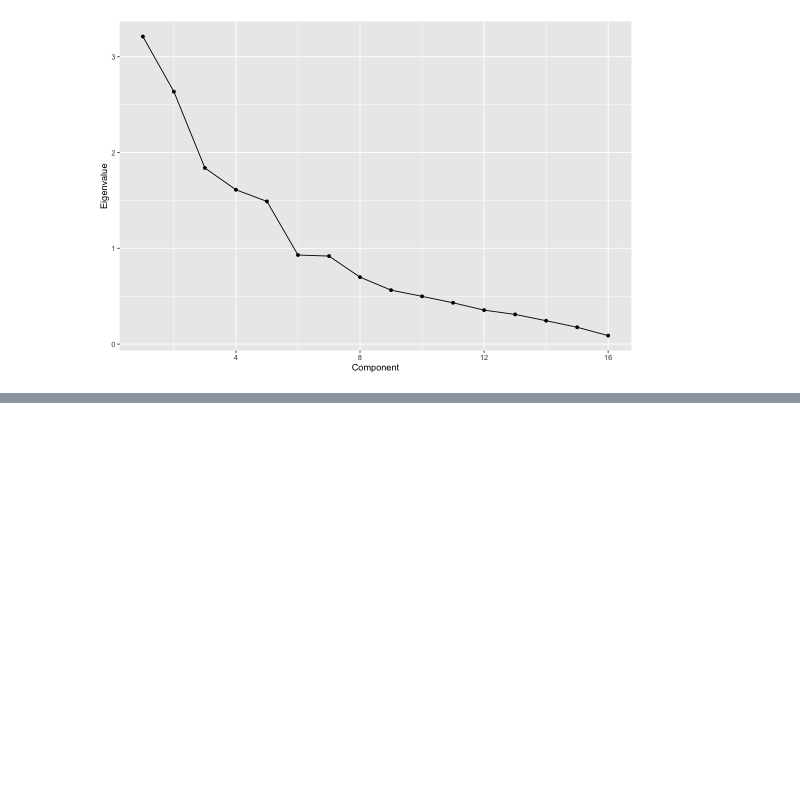
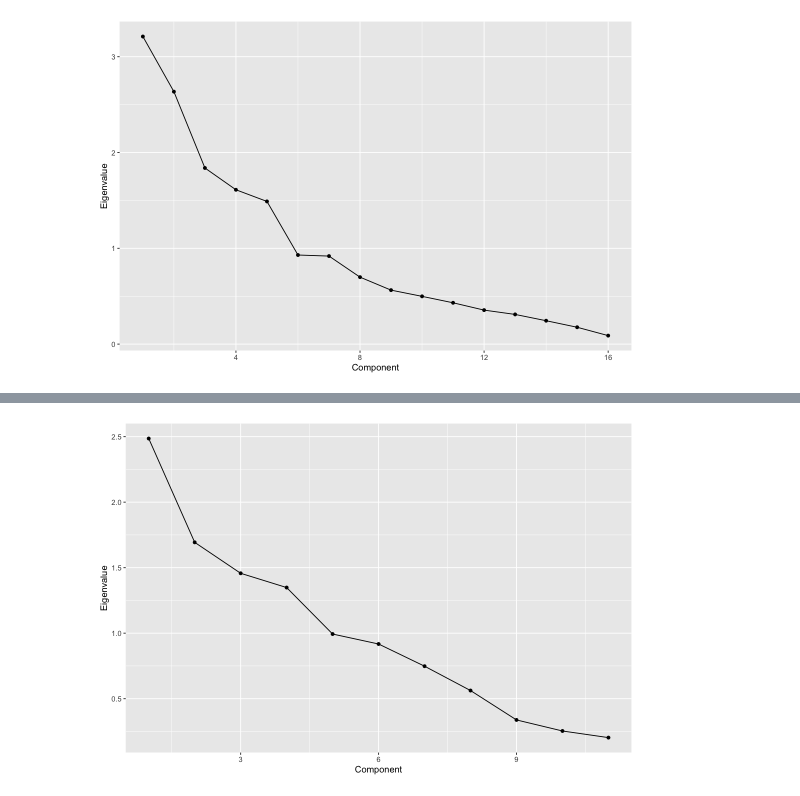
Before and after one commit to danieljwilson/cogReg_fMRI, a Jupyter notebook: 3_experiment/3_3_data_analysis_fr/fr_factor_analysis_R.ipynb, the cells around one changed output, grey strips where cells are left out. Cells and saved outputs as stored; diff of their text form; code cells hidden in the pictures; blank space fills up the shorter version.

Commit message:
added factor analysis of conditional effects

```diff
--- a/3_experiment/3_3_data_analysis_fr/fr_factor_analysis_R.ipynb
+++ b/3_experiment/3_3_data_analysis_fr/fr_factor_analysis_R.ipynb
@@ -175,0 +203,9 @@ pca %>%
+# %%
+# Create a dataset of only the items that will be used in the factor analysis
+factor_data = dataset %>%
+    select(starts_with("ce_")) %>%
+    drop_na # Listwise deletion to remove rows with missing responses
+
+# Create a correlation matrix
+factor_data %>%
+  correlate
@@ -175,0 +272,18 @@ pca %>%
+# %%
+# Create a Scree Plot
+# Save eigen values
+eigen_values = factor_data %>%
+  cor %>% # I'm using cor() here instead of correlate(), because it creates a matrix by default, which is what eigen() wants as input
+  eigen %>% # Converts correlation matrix to Eigenvalues
+  .$values %>% # Specifically extract the Eigenvalues, which are just one "value" from the output of the eigen() function
+  as_tibble  # Convert the eigenvalues output to a dataframe-like "tibble"
+# %%
+# Pretty Scree Plot with ggplot!
+eigen_values %>%
+  ggplot(aes(x=1:nrow(.), y=value)) +
+  geom_point() +
+  geom_line() +
+  scale_y_continuous(name = "Eigenvalue") +
+  scale_x_continuous(name = "Component")
+# %% [output]
+[figure, added]
```
Also changed, not shown: parts of 22 cells of this notebook, 2 other files.
